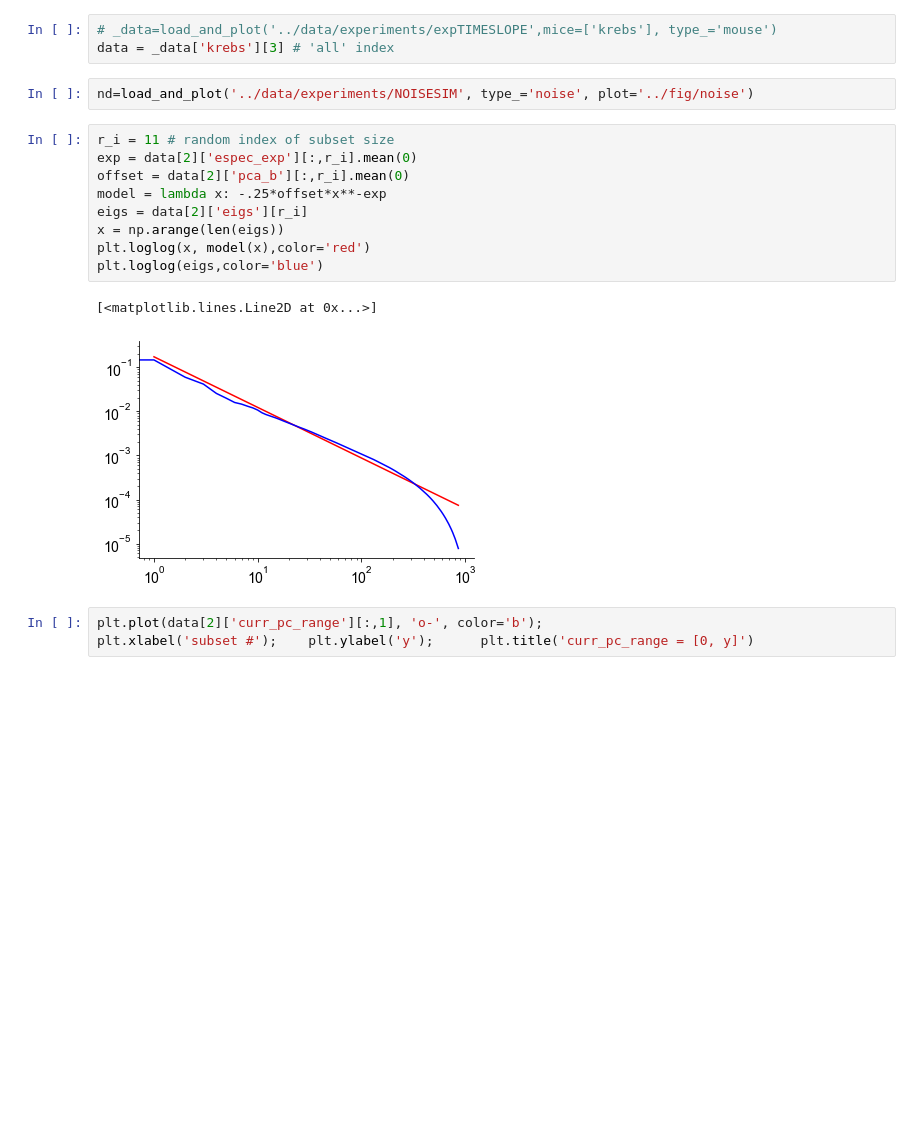
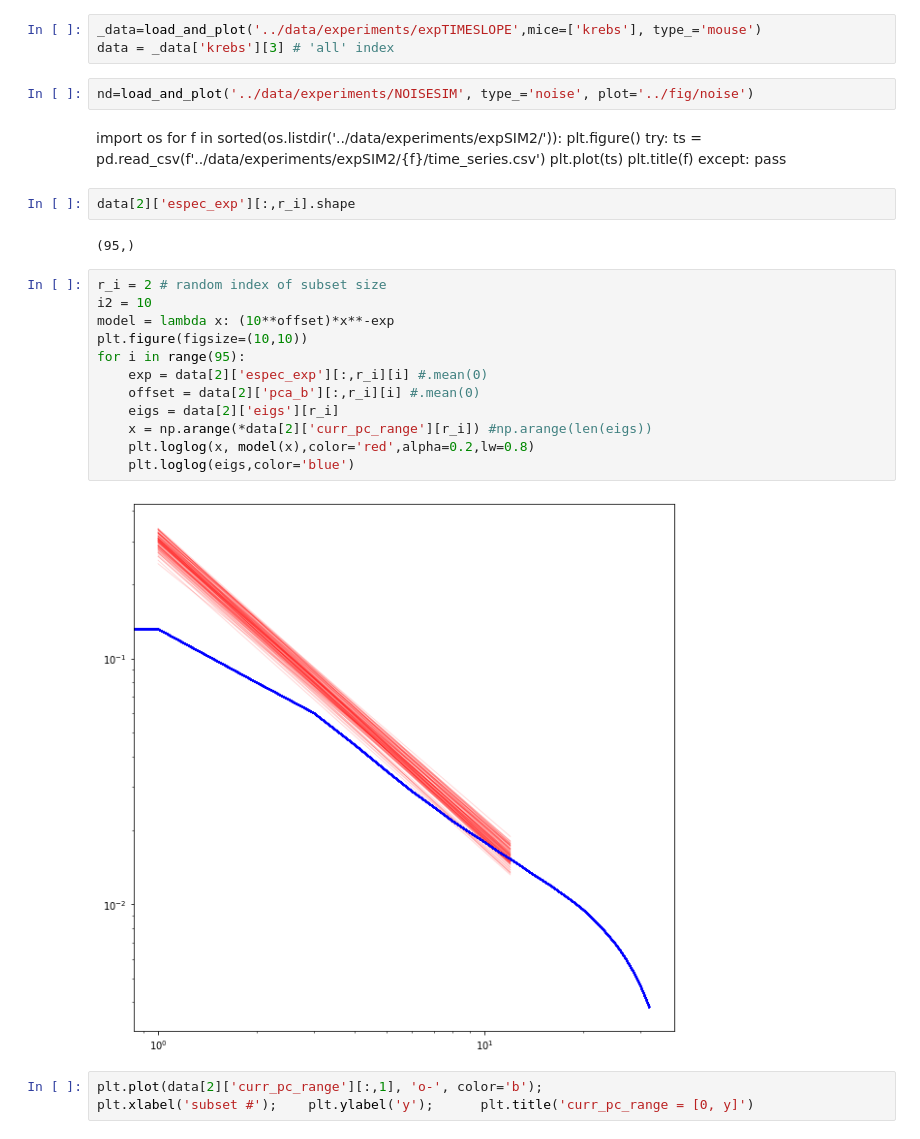
Before and after one commit to voytekresearch/galaxybrain, a Jupyter notebook: notebooks/explorative_analysis_plotting.ipynb, the cells around one changed output. Saved outputs shown, nothing was run; the diff lists cells and outputs as text; blank space fills up the shorter version.

```diff
--- a/notebooks/explorative_analysis_plotting.ipynb
+++ b/notebooks/explorative_analysis_plotting.ipynb
@@ -29,22 +29,38 @@ Some common parameters, before I was saving them as json
 # %%
 _=load_and_plot('../data/experiments/expSIM2', type_='sim', plot='../fig/ising')
 # %%
-# _data=load_and_plot('../data/experiments/expTIMESLOPE',mice=['krebs'], type_='mouse')
+_data=load_and_plot('../data/experiments/expTIMESLOPE',mice=['krebs'], type_='mouse')
 data = _data['krebs'][3] # 'all' index
 # %%
 nd=load_and_plot('../data/experiments/NOISESIM', type_='noise', plot='../fig/noise')
+# %% [markdown]
+import os
+for f in sorted(os.listdir('../data/experiments/expSIM2/')):
+    plt.figure()
+    try:
+        ts = pd.read_csv(f'../data/experiments/expSIM2/{f}/time_series.csv')
+        plt.plot(ts)
+        plt.title(f)
+    except:
+        pass
+# %%
+data[2]['espec_exp'][:,r_i].shape
+# %% [output]
+(95,)
 # %%
-r_i = 11 # random index of subset size
-exp = data[2]['espec_exp'][:,r_i].mean(0)
-offset = data[2]['pca_b'][:,r_i].mean(0)
-model = lambda x: -.25*offset*x**-exp
-eigs = data[2]['eigs'][r_i]
-x = np.arange(len(eigs))
-plt.loglog(x, model(x),color='red')
-plt.loglog(eigs,color='blue')
+r_i = 2 # random index of subset size
+i2 = 10
+model = lambda x: (10**offset)*x**-exp
+plt.figure(figsize=(10,10))
+for i in range(95):
+    exp = data[2]['espec_exp'][:,r_i][i] #.mean(0)
+    offset = data[2]['pca_b'][:,r_i][i] #.mean(0)
+    eigs = data[2]['eigs'][r_i]
+    x = np.arange(*data[2]['curr_pc_range'][r_i]) #np.arange(len(eigs))
+    plt.loglog(x, model(x),color='red',alpha=0.2,lw=0.8)
+    plt.loglog(eigs,color='blue')
 # %% [output]
-[<matplotlib.lines.Line2D at 0x...>]
-[figure, old version]
+[figure, new version]
 # %%
 plt.plot(data[2]['curr_pc_range'][:,1], 'o-', color='b');
 plt.xlabel('subset #');    plt.ylabel('y');      plt.title('curr_pc_range = [0, y]')
```
Also changed, not shown: 2 other files.
